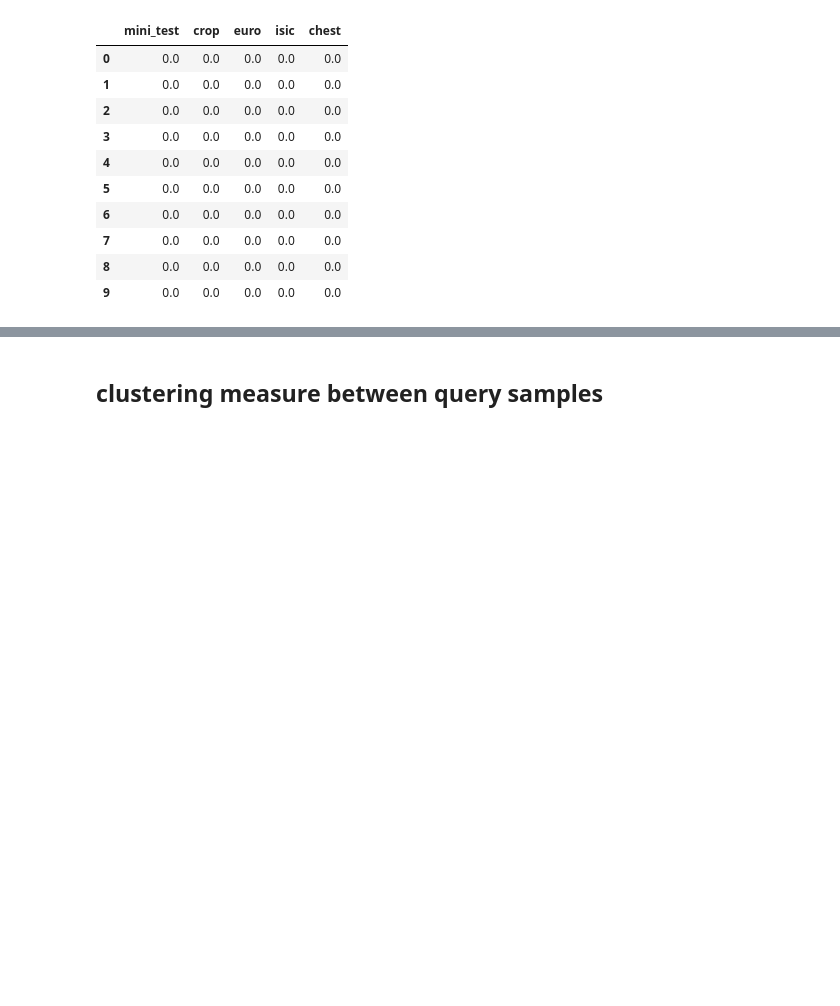
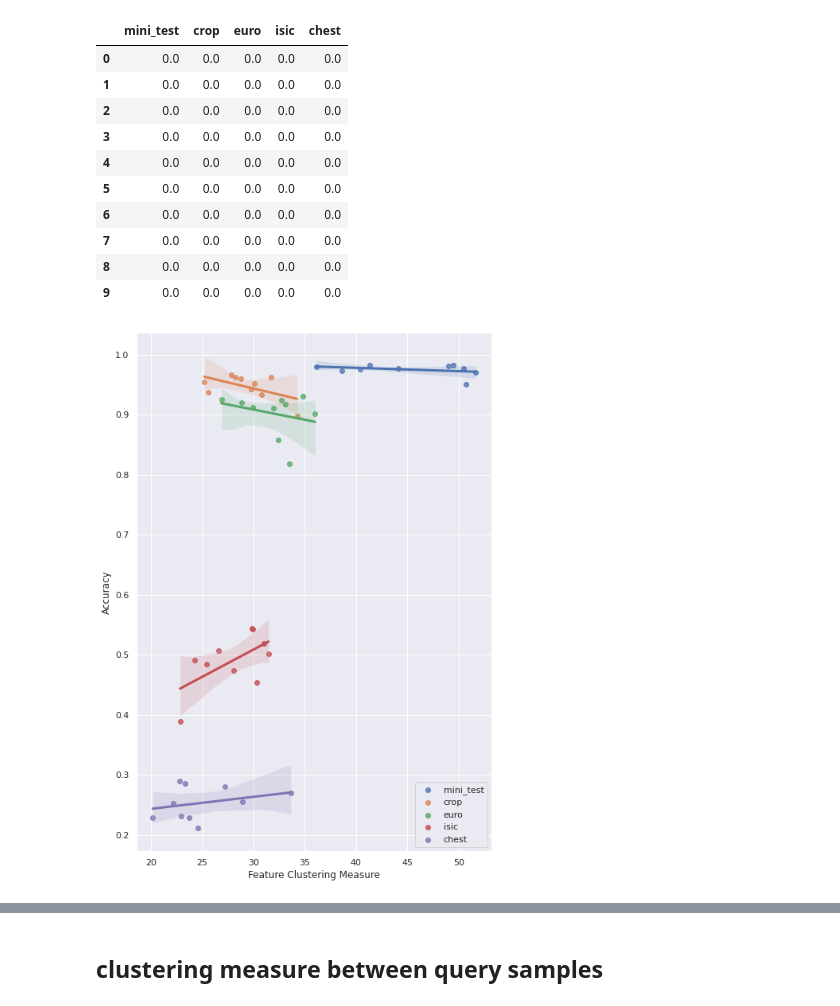
Before and after one commit to kimyuji/Fine-tune-with-Few-Samples, a Jupyter notebook: analysis_support_query.ipynb, the cells around one changed output, grey strips where cells are left out. Saved outputs shown, nothing was run; the diff lists cells and outputs as text; code cells hidden in the pictures; blank space fills up the shorter version.

Commit message:
[MOD]sample_sq.py

```diff
--- a/analysis_support_query.ipynb
+++ b/analysis_support_query.ipynb
@@ -67,3 +69,40 @@ df
 | 7 | 0.0 | 0.0 | 0.0 | 0.0 | 0.0 |
 | 8 | 0.0 | 0.0 | 0.0 | 0.0 | 0.0 |
 | 9 | 0.0 | 0.0 | 0.0 | 0.0 | 0.0 |
+# %%
+# 5 shot
+C = 5
+N = 5
+df = pd.DataFrame(None, columns = datas, index = [i for i in range(10)])
+for data in datas:
+    path = './logs/baseline/output/torch_resnet18_simclr_LS_default/{}/05way_005shot_head_default/feature/{}_support.npy'
+    for i in range(10):
+        denom = [] # 분모
+        numer = [] # 분자
+        support = np.load(path.format(data, i))
+        mu = support.mean(axis=0)
+        mu_i_arr = support.mean(axis=1)
+        for cls in range(C):
+            index = [C*i + cls for i in range(N)]
+            in_class = support[index]
+            mu_i = np.mean(in_class, axis = 0)
+            denom.append(np.linalg.norm(mu-mu_i) ** 2)
+            for sample_idx in range(N):
+                sample = in_class[sample_idx]
+                numer.append(np.linalg.norm(sample-mu_i) ** 2)
+        cluster_measure = C * sum(numer) / (N * sum(denom))
+        df.loc[i, data] = cluster_measure
+df.index = ["support_{}".format(i) for i in range(10)]
+# 5 shot
+# 각 support에 대해 query의 평균임
+for data in datas:
+    acc_path = './logs/baseline/output/torch_resnet18_simclr_LS_default/{}/05way_005shot_head_default/sq_test_acc.csv'
+    test_acc = pd.read_csv(acc_path.format(data), index_col='Unnamed: 0')
+    support_acc = test_acc.mean(axis=1)
+    pair_df = pd.concat([df.loc[:,data].astype(float), support_acc], axis=1)
+    pair_df.columns =["Feature Clustering Measure", "Accuracy"]
+    sns.regplot(x='Feature Clustering Measure', y='Accuracy', data=pair_df, label = data)
+plt.legend()
+plt.savefig('./img_pdf/support_query/support_clustering_5shot.pdf', bbox_inches='tight', format='pdf')
+# %% [output]
+[figure, added]
```
Also changed, not shown: parts of 16 cells of this notebook, 3 other files.
